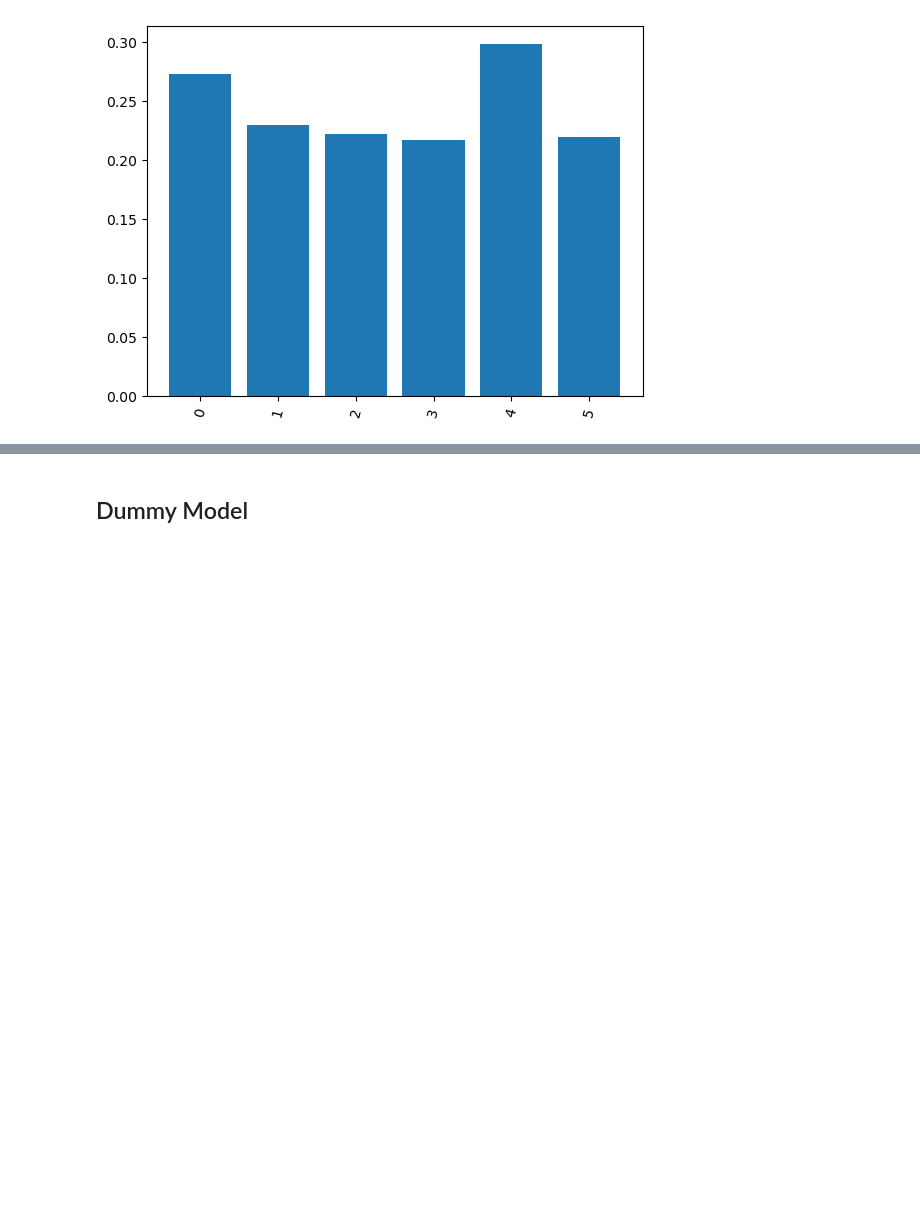
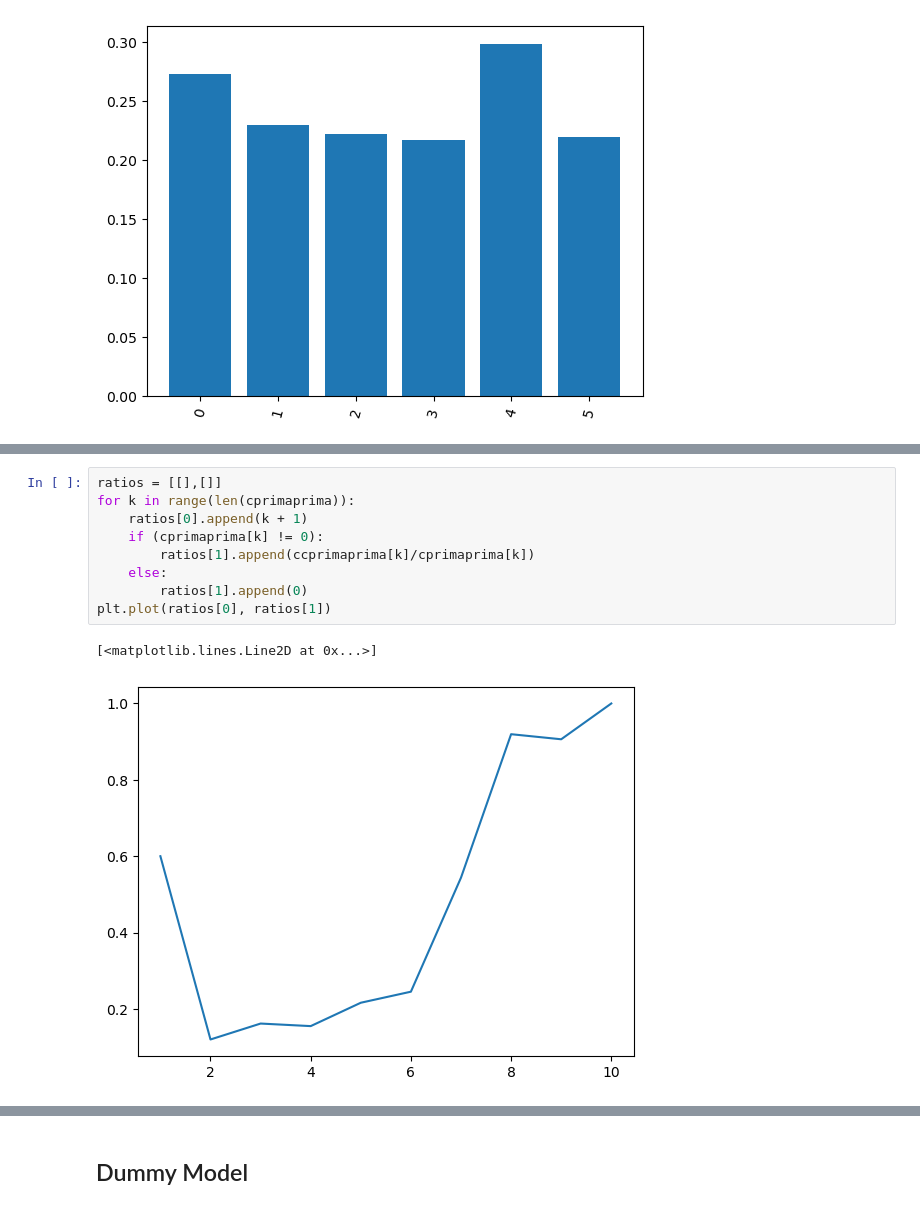
Before and after one commit to oriolmayne/DatathonFME_2022_Accenture, a Jupyter notebook: NotebookOriol.ipynb, the cells around one changed output, grey strips where cells are left out. Drawn from its saved outputs; the diff is of its cells as text; blank space fills up the shorter version.

```diff
--- a/NotebookOriol.ipynb
+++ b/NotebookOriol.ipynb
@@ -130,0 +154,12 @@ plt.show()
+# %%
+ratios = [[],[]]
+for k in range(len(cprimaprima)):
+    ratios[0].append(k + 1)
+    if (cprimaprima[k] != 0):
+        ratios[1].append(ccprimaprima[k]/cprimaprima[k])
+    else:
+        ratios[1].append(0)
+plt.plot(ratios[0], ratios[1])
+# %% [output]
+[<matplotlib.lines.Line2D at 0x...>]
+[figure, added]
```
Also changed, not shown: parts of 4 cells of this notebook.
